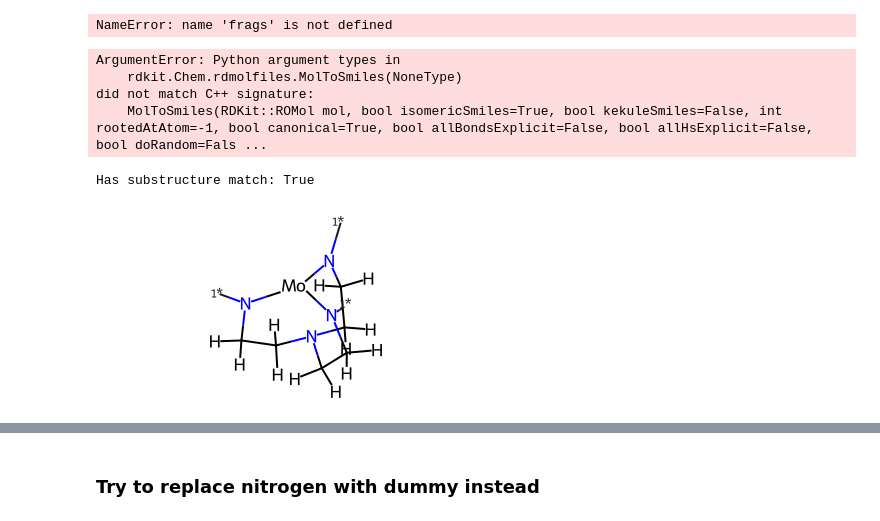
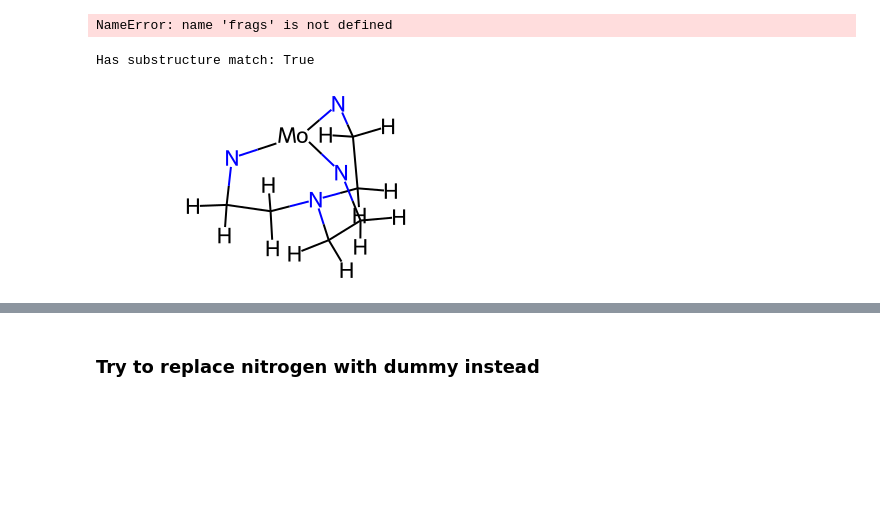
Before and after one commit to Strandgaard96/GB_GA, a Jupyter notebook: notebooks/RDKIT.ipynb, the cells around one changed output, grey strips where cells are left out. Cells and saved outputs as stored; diff of their text form; code cells hidden in the pictures; blank space fills up the shorter version.

```diff
--- a/notebooks/RDKIT.ipynb
+++ b/notebooks/RDKIT.ipynb
@@ -77,15 +74,10 @@ mol = Chem.MolFromMolFile(
-# %%
-Chem.MolToSmiles(mol)
-# %% [output]
-ArgumentError: Python argument types in
-    rdkit.Chem.rdmolfiles.MolToSmiles(NoneType)
-did not match C++ signature:
-    MolToSmiles(RDKit::ROMol mol, bool isomericSmiles=True, bool kekuleSmiles=False, int rootedAtAtom=-1, bool canonical=True, bool allBondsExplicit=False, bool allHsExplicit=False, bool doRandom=Fals ...
 # %%
 # Load intermediate
 mol = Chem.MolFromMolFile(
     "/home/magstr/Documents/nitrogenase/schrock/diagrams_schrock/dft/cycle_restart/Mo/ams.results/traj.mol", sanitize = False, removeHs=False)
 
+#mol.GetAtomWithIdx(269).SetFormalCharge(1)
+mol.UpdatePropertyCache()
 # Initialize substructure string
 
 # : matches aromatic bonds. Not == when it is delocalized
@@ -93,32 +85,33 @@ mol = Chem.MolFromMolFile(
 # Smart for a nitrogen bound to aromatic carbon.
 smart = '[c][N]'
 
 # Initialize pattern
 patt = Chem.MolFromSmarts(smart)
 
 # Substructure match
 print(f'Has substructure match: {mol.HasSubstructMatch(patt)}')
 indices = mol.GetSubstructMatches(patt)
 
 # Visualize
 #im = Chem.Draw.MolToImage(mol, size=(800, 800))
 #im.show()
 bonds=[]
 # Cut the bonds between the nitrogen and the carbon.
 for tuple in indices:
     # Get bond number
     bonds.append(mol.GetBondBetweenAtoms(tuple[0], tuple[1]).GetIdx())
 
 # Cut
-frag = Chem.FragmentOnBonds(mol, bonds,addDummies=True,dummyLabels=[(1, 1),(1, 1),(1, 1)])
+frag = Chem.FragmentOnBonds(mol, bonds,addDummies=False)
 
 #Draw cut
 #Chem.Draw.MolToImage(frag, size=(800, 800))
 
 # Split mol object into individual fragments. sanitizeFrags needs to be false, otherwise not work.
 frags = Chem.GetMolFrags(frag, asMols=True, sanitizeFrags=False)
 
+final = Chem.RemoveHs(frags[1])
 Chem.Draw.MolToImage(frags[1], size=(400, 200))
 # %% [output]
 Has substructure match: True
-[figure, old version]
+[figure, new version]
```
Also changed, not shown: parts of 5 cells of this notebook, 8 other files.
